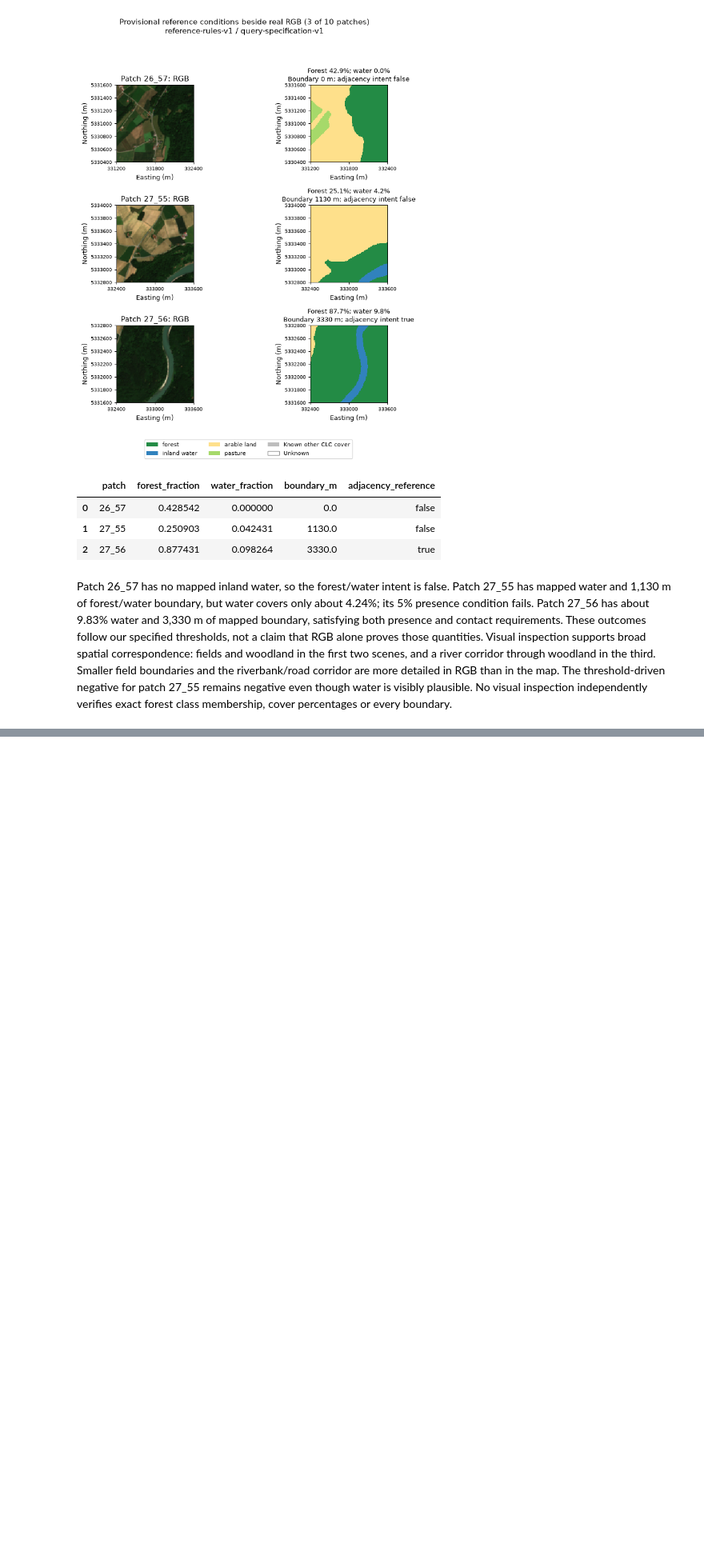
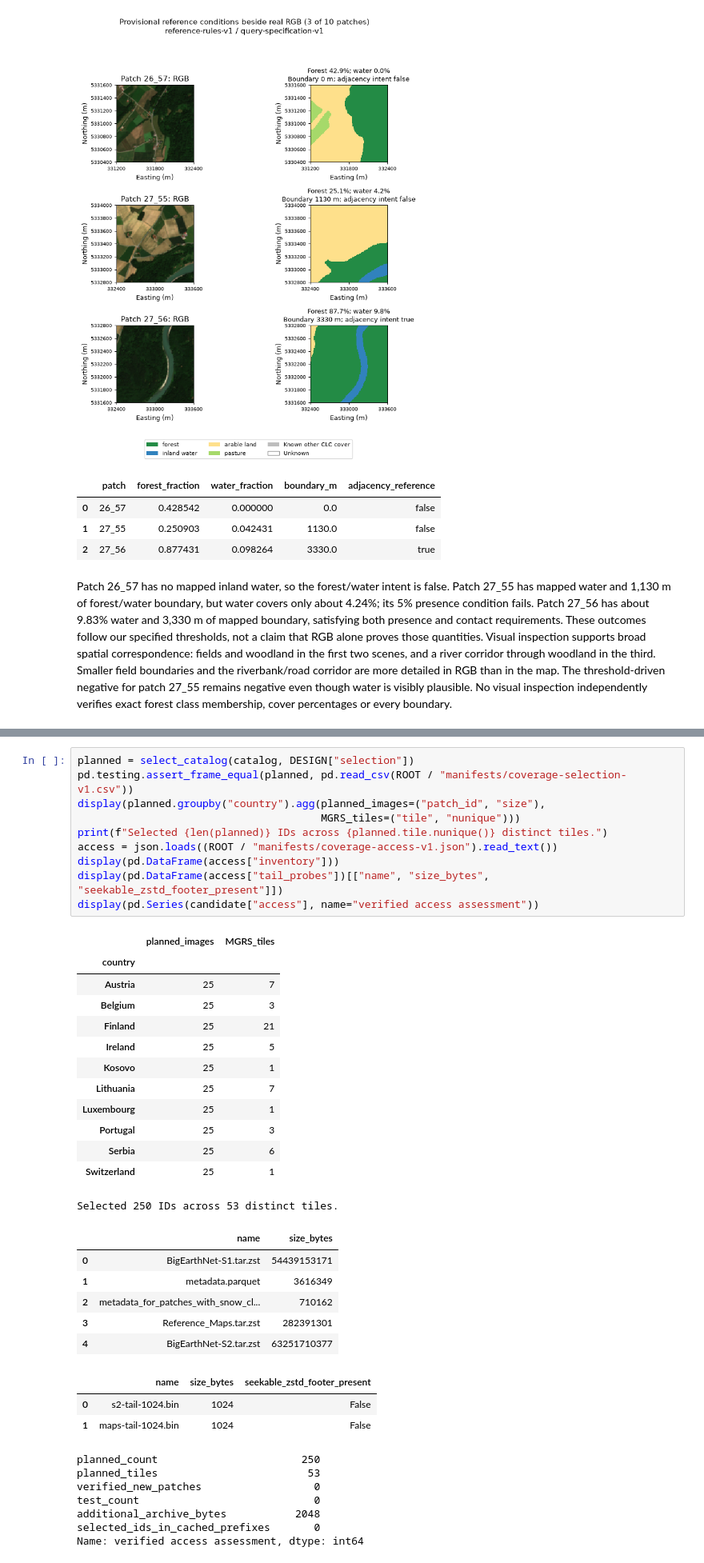
Before and after one commit to manuelmiddendorf/earth-observation, a Jupyter notebook: notebooks/02_benchmark_construction.ipynb, the cells around one changed output, grey strips where cells are left out. Shown at 80% size. Cells and saved outputs as stored; diff of their text form; blank space fills up the shorter version.

```diff
--- a/notebooks/02_benchmark_construction.ipynb
+++ b/notebooks/02_benchmark_construction.ipynb
@@ -268,0 +470,40 @@ verifies exact forest class membership, cover percentages or every boundary.
+# %%
+planned = select_catalog(catalog, DESIGN["selection"])
+pd.testing.assert_frame_equal(planned, pd.read_csv(ROOT / "manifests/coverage-selection-v1.csv"))
+display(planned.groupby("country").agg(planned_images=("patch_id", "size"),
+                                       MGRS_tiles=("tile", "nunique")))
+print(f"Selected {len(planned)} IDs across {planned.tile.nunique()} distinct tiles.")
+access = json.loads((ROOT / "manifests/coverage-access-v1.json").read_text())
+display(pd.DataFrame(access["inventory"]))
+display(pd.DataFrame(access["tail_probes"])[["name", "size_bytes", "seekable_zstd_footer_present"]])
+display(pd.Series(candidate["access"], name="verified access assessment"))
+# %% [output]
+|  | planned_images | MGRS_tiles |
+| country |  |  |
+| Austria | 25 | 7 |
+| Belgium | 25 | 3 |
+| Finland | 25 | 21 |
+| Ireland | 25 | 5 |
+| Kosovo | 25 | 1 |
+| Lithuania | 25 | 7 |
+| Luxembourg | 25 | 1 |
+| Portugal | 25 | 3 |
+| Serbia | 25 | 6 |
+| Switzerland | 25 | 1 |
+Selected 250 IDs across 53 distinct tiles.
+|  | name | size_bytes |
+| 0 | BigEarthNet-S1.tar.zst | 54439153171 |
+| 1 | metadata.parquet | 3616349 |
+| 2 | metadata_for_patches_with_snow_cl... | 710162 |
+| 3 | Reference_Maps.tar.zst | 282391301 |
+| 4 | BigEarthNet-S2.tar.zst | 63251710377 |
+|  | name | size_bytes | seekable_zstd_footer_present |
+| 0 | s2-tail-1024.bin | 1024 | False |
+| 1 | maps-tail-1024.bin | 1024 | False |
+planned_count                       250
+planned_tiles                        53
+verified_new_patches                  0
+test_count                            0
+additional_archive_bytes           2048
+selected_ids_in_cached_prefixes       0
+Name: verified access assessment, dtype: int64
```
Also changed, not shown: parts of 16 cells of this notebook, 10 other files.
